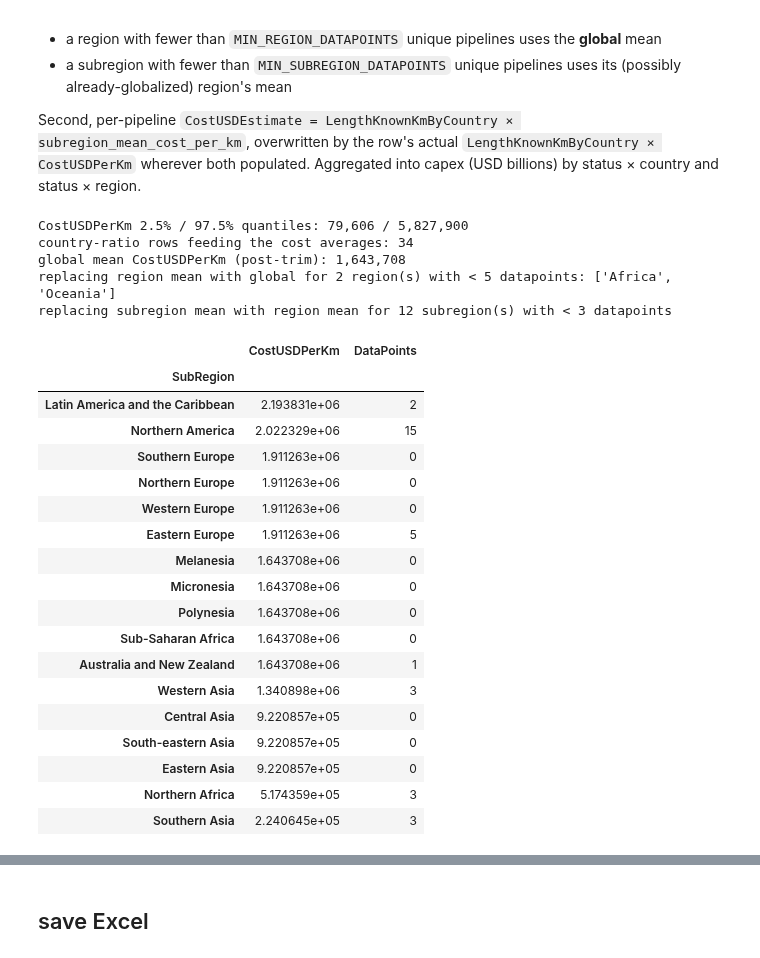
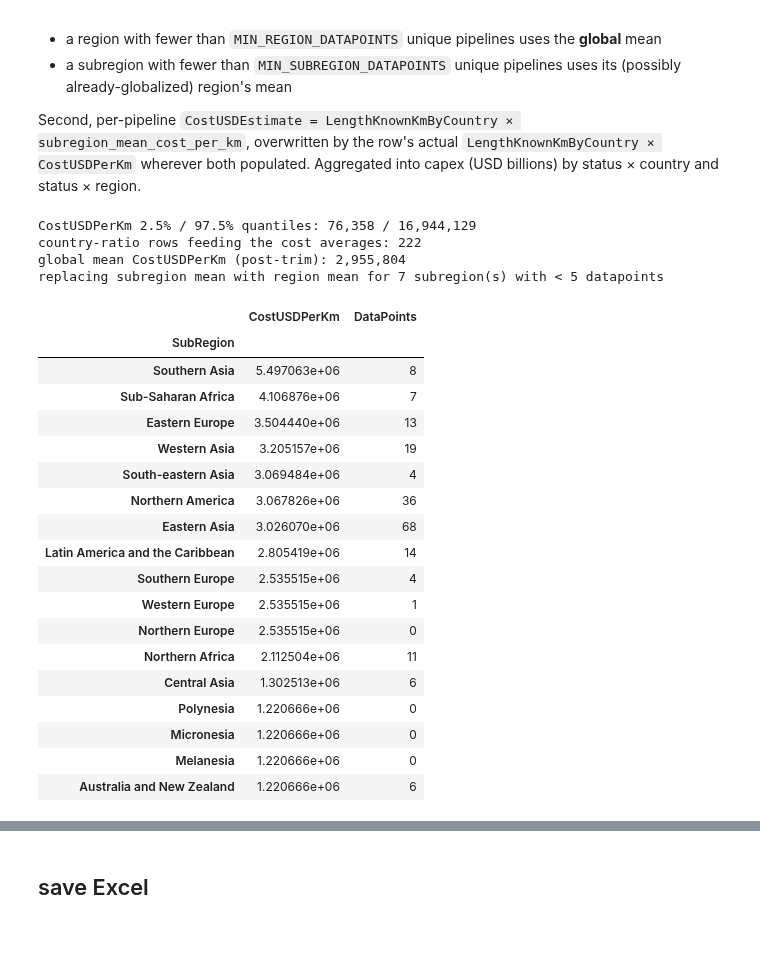
Before and after one commit to GlobalEnergyMonitor/goit-ggit-data-ops, a Jupyter notebook: scripts/data-release-summary-sheets/2026-q2-oil-pipelines/GOIT-pipelines-summary-sheets-June2026-release.ipynb, the cells around one changed output, grey strips where cells are left out. Drawn from its saved outputs; the diff is of its cells as text; code cells hidden in the pictures.

```diff
--- a/scripts/data-release-summary-sheets/2026-q2-oil-pipelines/GOIT-pipelines-summary-sheets-June2026-release.ipynb
+++ b/scripts/data-release-summary-sheets/2026-q2-oil-pipelines/GOIT-pipelines-summary-sheets-June2026-release.ipynb
@@ -33,8 +34,8 @@ from gem_tracker_constants import (
 # %%
 # === config ===========================================================
 # Set FUEL_TYPE to one of: "Gas", "Oil", "NGL". Run the notebook once per fuel.
-#FUEL_TYPE = "Oil"
-FUEL_TYPE = "NGL"
+FUEL_TYPE = "Oil"
+#FUEL_TYPE = "NGL"
 
 # Source spreadsheet (June 2026 GOIT oil/NGL release).
 # Past keys, for reference:
@@ -42,7 +43,7 @@ FUEL_TYPE = "NGL"
 #   1foPLE6K-uqFlaYgLPAUxzeXfDO5wOOqE7tibNHeqTek  — CURRENT (rolling)
 #   1OXybaZOn0f2ONB6d_J0A3SG2bJ660C2Kr8fuc5o8cjs  — Dec 2024 GGIT
 #   1xjaeq0OwdN-Orht7Q7ynPHB2uY_gnMvAeha-QHkzoZw  — Nov 2025 GGIT
-SPREADSHEET_KEY = "1ozthYFZX2bQlmPGpzA4-OxPb5L1z72JsizSSwRsx1I8" # June 2026 GOIT
+SPREADSHEET_KEY = "1gChRPYLrcirx3lNI_DHWs5GaKTtfXgELVg1bHix8zqs" # June 2026 GOIT
 
 # Where to write the Excel summary. Defaults to alongside this notebook.
 OUTPUT_DIR = Path.cwd()
@@ -141,9 +140,14 @@ def clean_placeholders(df: pd.DataFrame) -> pd.DataFrame:
     return df.replace({"--": np.nan, "": np.nan})
 
 
-# drop rows missing essential identifiers
+# Same row filters as the release-downloads export
+# (scripts/data-file-creation/convert-ggit-goit-to-tracker-release-downloads.ipynb,
+# load_pipeline_data), so these summaries calculate on exactly the rows shipped
+# in the data files.
 pipes_df_orig = pipes_df_orig.loc[
-    (pipes_df_orig["PipelineName"] != "") & (pipes_df_orig["Wiki"] != "")
+    (pipes_df_orig["Status"] != "N/A")
+    & (pipes_df_orig["PipelineName"] != "")
+    & (pipes_df_orig["RouteAccuracy"] != "")
 ].copy()
 
 # subset pipes to the chosen fuel bucket; collapse "Gas and Hydrogen" -> "Gas" for gas runs
@@ -152,16 +156,18 @@ if FUEL_TYPE == "Gas":
     collapse_gas_and_hydrogen(pipes_df_orig)
     collapse_gas_and_hydrogen(country_ratios_df)
 
-country_ratios_df = country_ratios_df.loc[country_ratios_df["Wiki"] != ""].copy()
+# the ratios tab needs the same status cleanup: rows with statuses outside
+# STATUS_LIST ("N/A", "mixed status") fall out of the status pivots anyway,
+# but the cost-per-km averages don't pivot by status and would otherwise
+# include them
+country_ratios_df = country_ratios_df.loc[
+    country_ratios_df["Status"].isin(STATUS_LIST)
+].copy()
+
+# no Wiki filter on the ratios tab: pipelines without wiki pages still ship in
+# the release downloads, so they count in the summaries too
 country_ratios_df = clean_placeholders(country_ratios_df)
 
-owners_df_orig = owners_df_orig.loc[
-    (owners_df_orig["ProjectID"] != "")
-    & (owners_df_orig["Wiki"] != "")
-    & (owners_df_orig["Status"] != "N/A")
-].set_index("ProjectID")
-owners_df_orig = clean_placeholders(owners_df_orig)
-
 pipes_df_orig = clean_placeholders(pipes_df_orig)
 # %% [markdown]
 ## region selection and country / region subsets
@@ -511,7 +571,7 @@ pipes_costs_subregion_df = cost_table("SubRegion", subregion_list_global)
 # mean; a subregion with too few datapoints is replaced by its (possibly-now-global)
 # region mean. The thresholds are inclusive — DataPoints < MIN_* triggers the fallback.
 MIN_REGION_DATAPOINTS = 5
-MIN_SUBREGION_DATAPOINTS = 3
+MIN_SUBREGION_DATAPOINTS = 5
 global_mean_cost = ratios_with_cost["CostUSDPerKm"].mean()
 print(f"global mean CostUSDPerKm (post-trim): {global_mean_cost:,.0f}")
 
@@ -526,55 +586,54 @@ if sparse_region_mask.any():
     )
 pipes_costs_region_df.loc[sparse_region_mask, "CostUSDPerKm"] = global_mean_cost
 
 sparse_subregion_mask = (
     pipes_costs_subregion_df["DataPoints"] < MIN_SUBREGION_DATAPOINTS
 ) | pipes_costs_subregion_df["CostUSDPerKm"].isna()
 if sparse_subregion_mask.any():
     print(
         f"replacing subregion mean with region mean for {sparse_subregion_mask.sum()} "
         f"subregion(s) with < {MIN_SUBREGION_DATAPOINTS} datapoints"
     )
 for sr in pipes_costs_subregion_df.index[sparse_subregion_mask]:
     pipes_costs_subregion_df.loc[sr, "CostUSDPerKm"] = pipes_costs_region_df.loc[
         dict_subregion_region[sr], "CostUSDPerKm"
     ]
 
 # write per-km tables to Excel in USD millions per km for readability
 (pipes_costs_region_df.assign(CostUSDMillionsPerKm=lambda d: d["CostUSDPerKm"] / 1e6)
     .drop(columns="CostUSDPerKm")
     .sort_values("CostUSDMillionsPerKm", ascending=False)
     .to_excel(excel_writer, sheet_name="Cost per km by region"))
 (pipes_costs_subregion_df.assign(CostUSDMillionsPerKm=lambda d: d["CostUSDPerKm"] / 1e6)
     .drop(columns="CostUSDPerKm")
     .sort_values("CostUSDMillionsPerKm", ascending=False)
     .to_excel(excel_writer, sheet_name="Cost per km by subregion"))
 
 pipes_costs_subregion_df.sort_values("CostUSDPerKm", ascending=False)
 # %% [output]
-CostUSDPerKm 2.5% / 97.5% quantiles: 79,606 / 5,827,900
-country-ratio rows feeding the cost averages: 34
-global mean CostUSDPerKm (post-trim): 1,643,708
-replacing region mean with global for 2 region(s) with < 5 datapoints: ['Africa', 'Oceania']
-replacing subregion mean with region mean for 12 subregion(s) with < 3 datapoints
+CostUSDPerKm 2.5% / 97.5% quantiles: 76,358 / 16,944,129
+country-ratio rows feeding the cost averages: 222
+global mean CostUSDPerKm (post-trim): 2,955,804
+replacing subregion mean with region mean for 7 subregion(s) with < 5 datapoints
 |  | CostUSDPerKm | DataPoints |
 | SubRegion |  |  |
-| Latin America and the Caribbean | 2.193831e+06 | 2 |
-| Northern America | 2.022329e+06 | 15 |
-| Southern Europe | 1.911263e+06 | 0 |
-| Northern Europe | 1.911263e+06 | 0 |
-| Western Europe | 1.911263e+06 | 0 |
-| Eastern Europe | 1.911263e+06 | 5 |
-| Melanesia | 1.643708e+06 | 0 |
-| Micronesia | 1.643708e+06 | 0 |
-| Polynesia | 1.643708e+06 | 0 |
-| Sub-Saharan Africa | 1.643708e+06 | 0 |
-| Australia and New Zealand | 1.643708e+06 | 1 |
-| Western Asia | 1.340898e+06 | 3 |
-| Central Asia | 9.220857e+05 | 0 |
-| South-eastern Asia | 9.220857e+05 | 0 |
-| Eastern Asia | 9.220857e+05 | 0 |
-| Northern Africa | 5.174359e+05 | 3 |
-| Southern Asia | 2.240645e+05 | 3 |
+| Southern Asia | 5.497063e+06 | 8 |
+| Sub-Saharan Africa | 4.106876e+06 | 7 |
+| Eastern Europe | 3.504440e+06 | 13 |
+| Western Asia | 3.205157e+06 | 19 |
+| South-eastern Asia | 3.069484e+06 | 4 |
+| Northern America | 3.067826e+06 | 36 |
+| Eastern Asia | 3.026070e+06 | 68 |
+| Latin America and the Caribbean | 2.805419e+06 | 14 |
+| Southern Europe | 2.535515e+06 | 4 |
+| Western Europe | 2.535515e+06 | 1 |
+| Northern Europe | 2.535515e+06 | 0 |
+| Northern Africa | 2.112504e+06 | 11 |
+| Central Asia | 1.302513e+06 | 6 |
+| Polynesia | 1.220666e+06 | 0 |
+| Micronesia | 1.220666e+06 | 0 |
+| Melanesia | 1.220666e+06 | 0 |
+| Australia and New Zealand | 1.220666e+06 | 6 |
 # %%
 # Per-pipeline cost estimate, then capex pivot for the selected REGION_NAME / FUEL bucket.
 # Default estimate: known-length × subregion-mean per-km cost.
```
Also changed, not shown: parts of 13 cells of this notebook, 29 other files.
